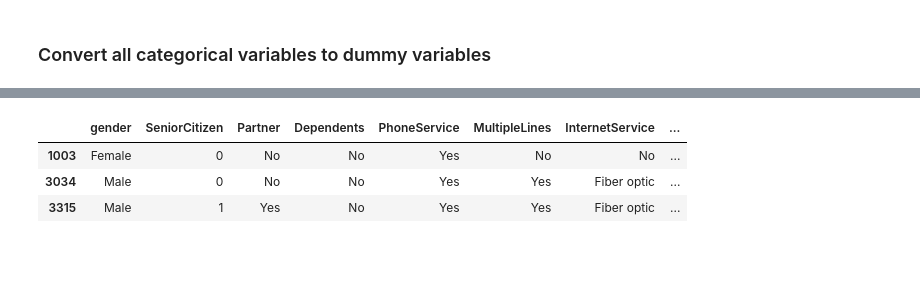
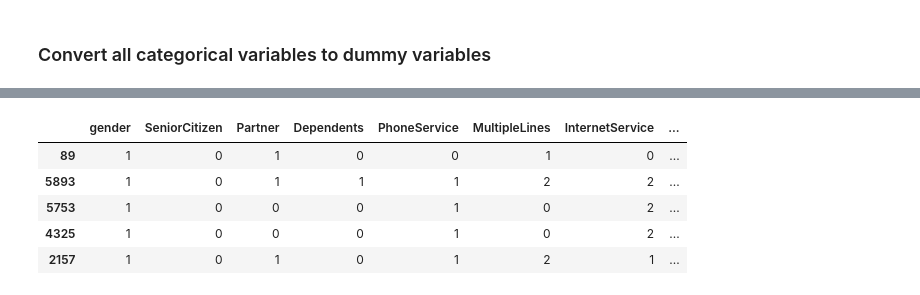
Before and after one commit to corpsedust/NareshIT, a Jupyter notebook: Self-practice/Churn_Project/EDA.ipynb, the cells around one changed output, grey strips where cells are left out. Saved outputs shown, nothing was run; the diff lists cells and outputs as text; code cells hidden in the pictures; blank space fills up the shorter version.

```diff
--- a/Self-practice/Churn_Project/EDA.ipynb
+++ b/Self-practice/Churn_Project/EDA.ipynb
@@ -326,9 +346,14 @@ df["tenure_group"] = df["tenure_group"].fillna(df["tenure_group"].mode()[0])
 # %%
 from sklearn.preprocessing import LabelEncoder
 le = LabelEncoder()
-df.sample(3)
+categorical_columns = df.select_dtypes(["object", "category"]).columns
+
+df[categorical_columns] = df[categorical_columns].apply(le.fit_transform)
+df.sample(5)
 # %% [output]
 |  | gender | SeniorCitizen | Partner | Dependents | PhoneService | MultipleLines | InternetService | ... |
-| 1003 | Female | 0 | No | No | Yes | No | No | ... |
-| 3034 | Male | 0 | No | No | Yes | Yes | Fiber optic | ... |
-| 3315 | Male | 1 | Yes | No | Yes | Yes | Fiber optic | ... |
+| 89 | 1 | 0 | 1 | 0 | 0 | 1 | 0 | ... |
+| 5893 | 1 | 0 | 1 | 1 | 1 | 2 | 2 | ... |
+| 5753 | 1 | 0 | 0 | 0 | 1 | 0 | 2 | ... |
+| 4325 | 1 | 0 | 0 | 0 | 1 | 0 | 2 | ... |
+| 2157 | 1 | 0 | 1 | 0 | 1 | 2 | 1 | ... |
```
Also changed, not shown: parts of 3 cells of this notebook, 3 other files.
